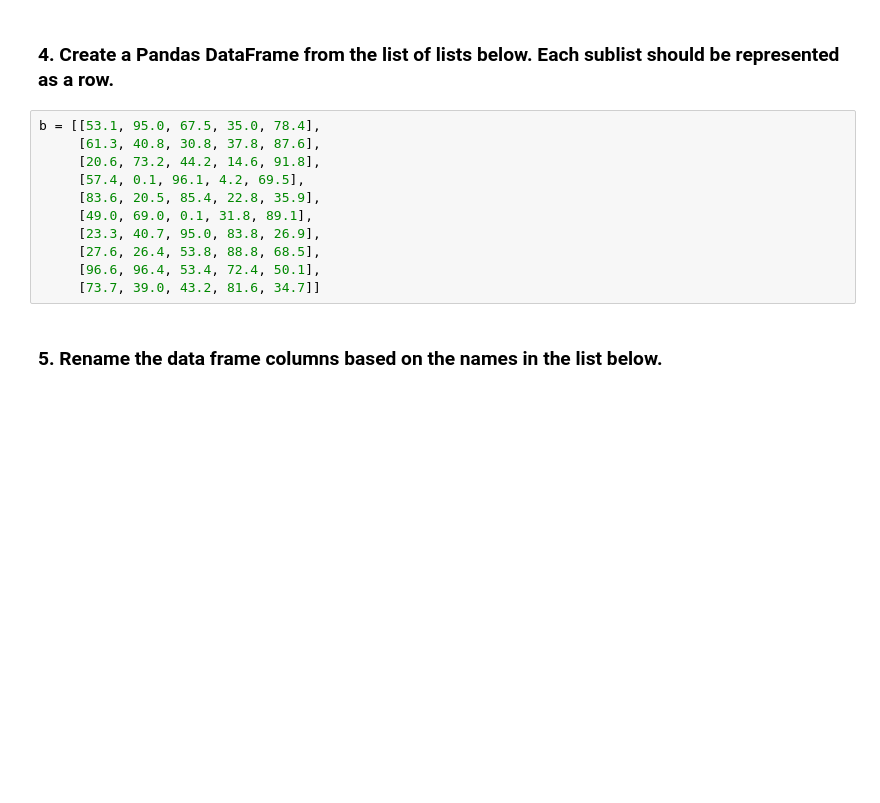
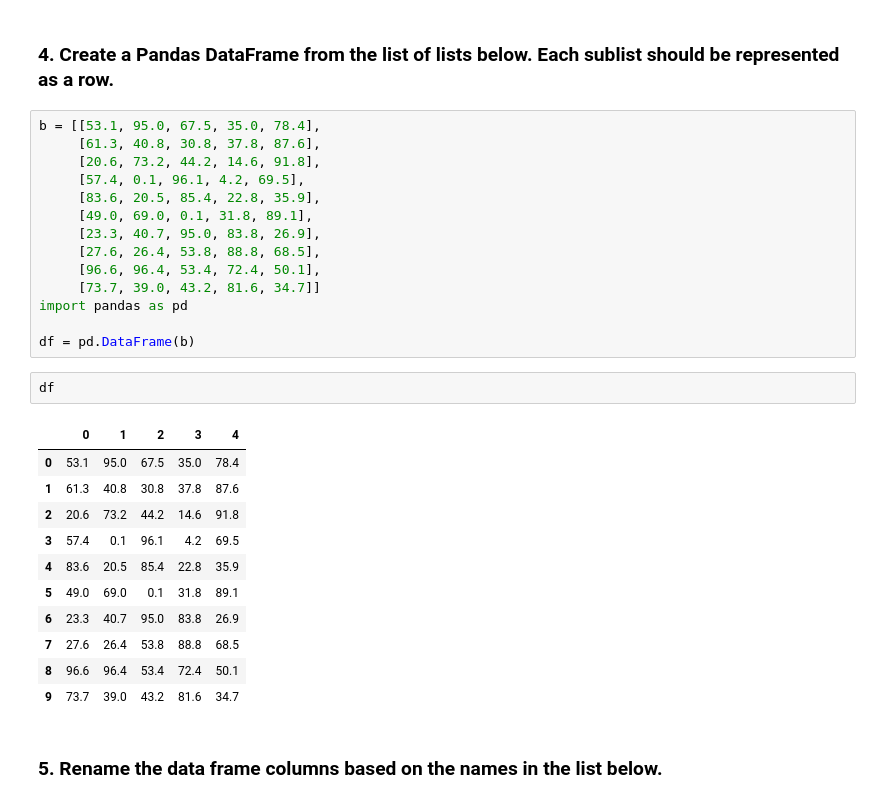
Before and after one commit to ta-data-lis/lab-intro-pandas, a Jupyter notebook: your-code/main.ipynb, the cells around one changed output. Saved outputs shown, nothing was run; the diff lists cells and outputs as text; blank space fills up the shorter version.

Commit message:
pandas

```diff
--- a/your-code/main.ipynb
+++ b/your-code/main.ipynb
@@ -25,6 +54,23 @@ b = [[53.1, 95.0, 67.5, 35.0, 78.4],
      [27.6, 26.4, 53.8, 88.8, 68.5],
      [96.6, 96.4, 53.4, 72.4, 50.1],
      [73.7, 39.0, 43.2, 81.6, 34.7]]
+import pandas as pd
+
+df = pd.DataFrame(b)
+# %%
+df
+# %% [output]
+|  | 0 | 1 | 2 | 3 | 4 |
+| 0 | 53.1 | 95.0 | 67.5 | 35.0 | 78.4 |
+| 1 | 61.3 | 40.8 | 30.8 | 37.8 | 87.6 |
+| 2 | 20.6 | 73.2 | 44.2 | 14.6 | 91.8 |
+| 3 | 57.4 | 0.1 | 96.1 | 4.2 | 69.5 |
+| 4 | 83.6 | 20.5 | 85.4 | 22.8 | 35.9 |
+| 5 | 49.0 | 69.0 | 0.1 | 31.8 | 89.1 |
+| 6 | 23.3 | 40.7 | 95.0 | 83.8 | 26.9 |
+| 7 | 27.6 | 26.4 | 53.8 | 88.8 | 68.5 |
+| 8 | 96.6 | 96.4 | 53.4 | 72.4 | 50.1 |
+| 9 | 73.7 | 39.0 | 43.2 | 81.6 | 34.7 |
 # %% [markdown]
 ### 5. Rename the data frame columns based on the names in the list below.
 # %%
```
Also changed, not shown: parts of 11 cells of this notebook, 2 other files.
